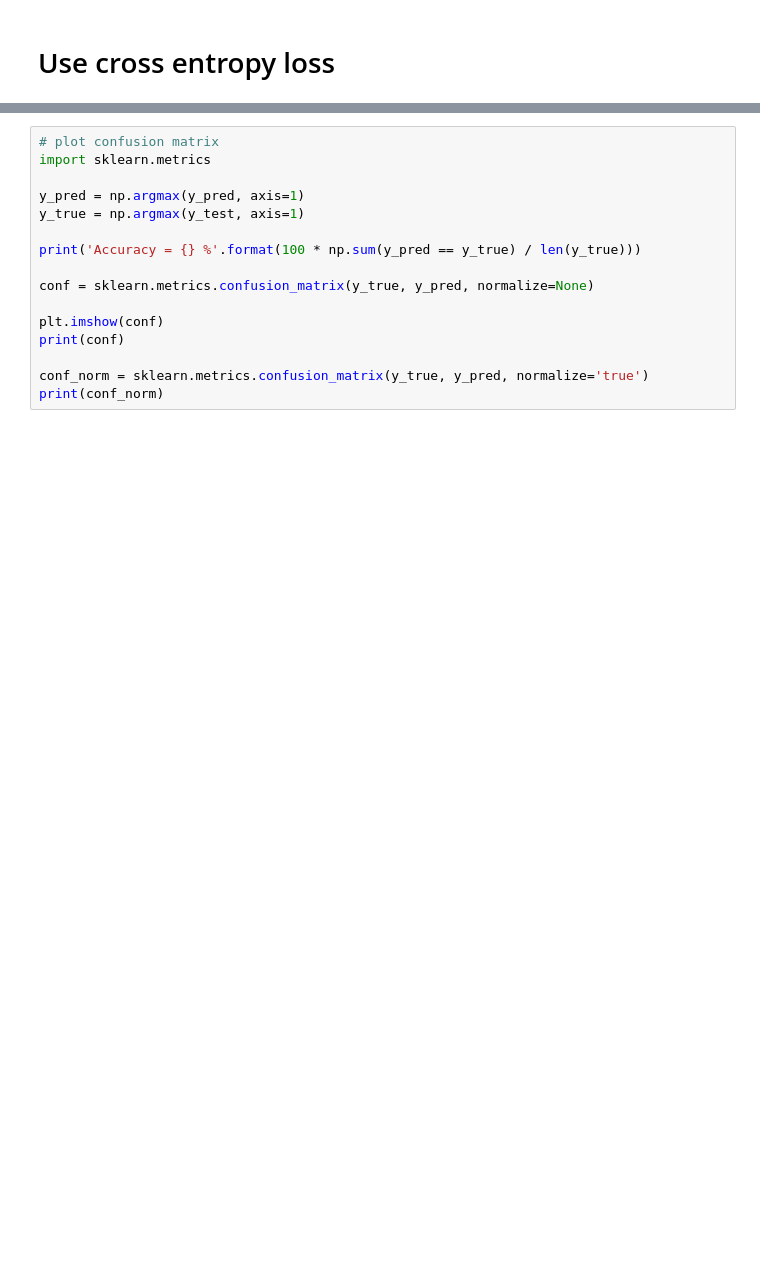
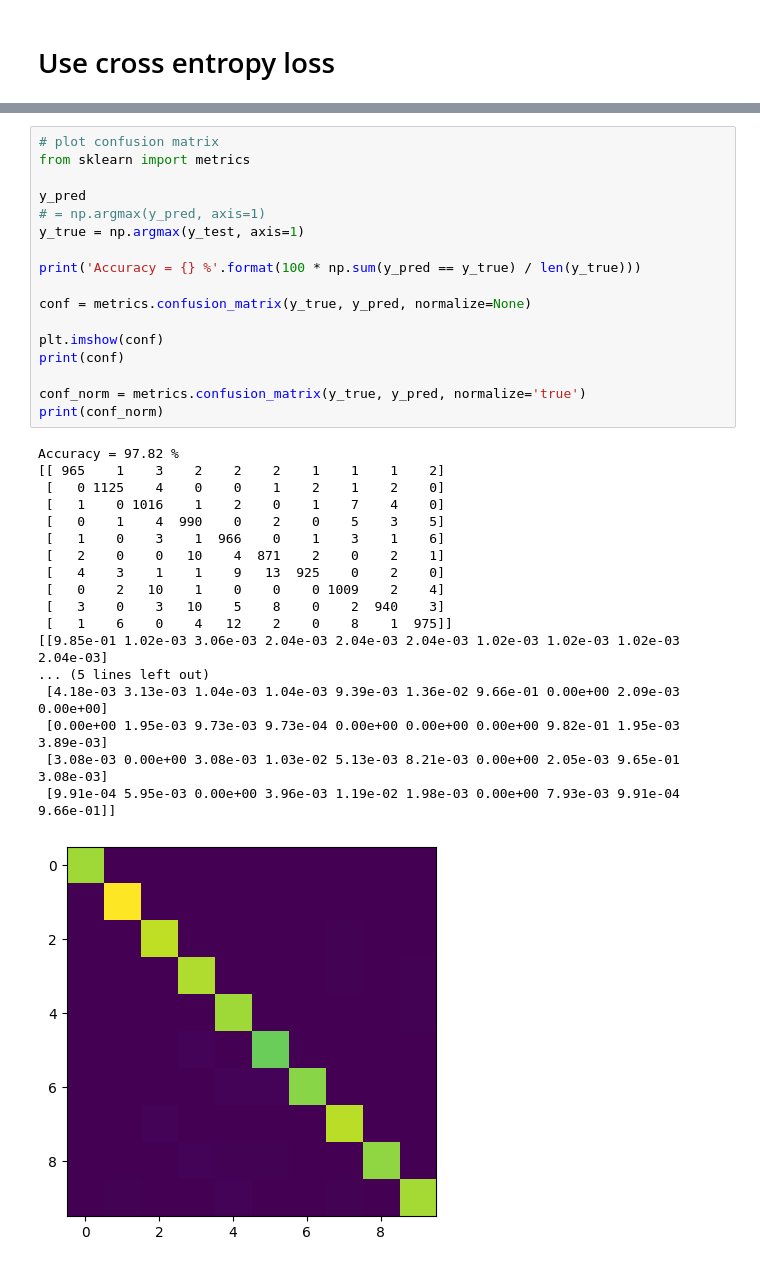
Before and after one commit to ProHamedM/Neural-Computing-and-Deep-Learning, a Jupyter notebook: MNIST Project/2 - MNIST_MLP.ipynb, the cells around one changed output, grey strips where cells are left out. Cells and saved outputs as stored; diff of their text form; blank space fills up the shorter version.

```diff
--- a/MNIST Project/2 - MNIST_MLP.ipynb
+++ b/MNIST Project/2 - MNIST_MLP.ipynb
@@ -228,17 +425,37 @@ for i in idx[:8]:
 # %%
 # plot confusion matrix
-import sklearn.metrics
+from sklearn import metrics
 
-y_pred = np.argmax(y_pred, axis=1)
+y_pred
+# = np.argmax(y_pred, axis=1)
 y_true = np.argmax(y_test, axis=1)
 
 print('Accuracy = {} %'.format(100 * np.sum(y_pred == y_true) / len(y_true)))
 
-conf = sklearn.metrics.confusion_matrix(y_true, y_pred, normalize=None)
+conf = metrics.confusion_matrix(y_true, y_pred, normalize=None)
 
 plt.imshow(conf)
 print(conf)
 
-conf_norm = sklearn.metrics.confusion_matrix(y_true, y_pred, normalize='true')
+conf_norm = metrics.confusion_matrix(y_true, y_pred, normalize='true')
 print(conf_norm)
+# %% [output]
+Accuracy = 97.82 %
+[[ 965    1    3    2    2    2    1    1    1    2]
+ [   0 1125    4    0    0    1    2    1    2    0]
+ [   1    0 1016    1    2    0    1    7    4    0]
+ [   0    1    4  990    0    2    0    5    3    5]
+ [   1    0    3    1  966    0    1    3    1    6]
+ [   2    0    0   10    4  871    2    0    2    1]
+ [   4    3    1    1    9   13  925    0    2    0]
+ [   0    2   10    1    0    0    0 1009    2    4]
+ [   3    0    3   10    5    8    0    2  940    3]
+ [   1    6    0    4   12    2    0    8    1  975]]
+[[9.85e-01 1.02e-03 3.06e-03 2.04e-03 2.04e-03 2.04e-03 1.02e-03 1.02e-03 1.02e-03 2.04e-03]
+... (5 lines left out)
+ [4.18e-03 3.13e-03 1.04e-03 1.04e-03 9.39e-03 1.36e-02 9.66e-01 0.00e+00 2.09e-03 0.00e+00]
+ [0.00e+00 1.95e-03 9.73e-03 9.73e-04 0.00e+00 0.00e+00 0.00e+00 9.82e-01 1.95e-03 3.89e-03]
+ [3.08e-03 0.00e+00 3.08e-03 1.03e-02 5.13e-03 8.21e-03 0.00e+00 2.05e-03 9.65e-01 3.08e-03]
+ [9.91e-04 5.95e-03 0.00e+00 3.96e-03 1.19e-02 1.98e-03 0.00e+00 7.93e-03 9.91e-04 9.66e-01]]
+[figure, added]
 # %%
```
Also changed, not shown: parts of 25 cells of this notebook.
